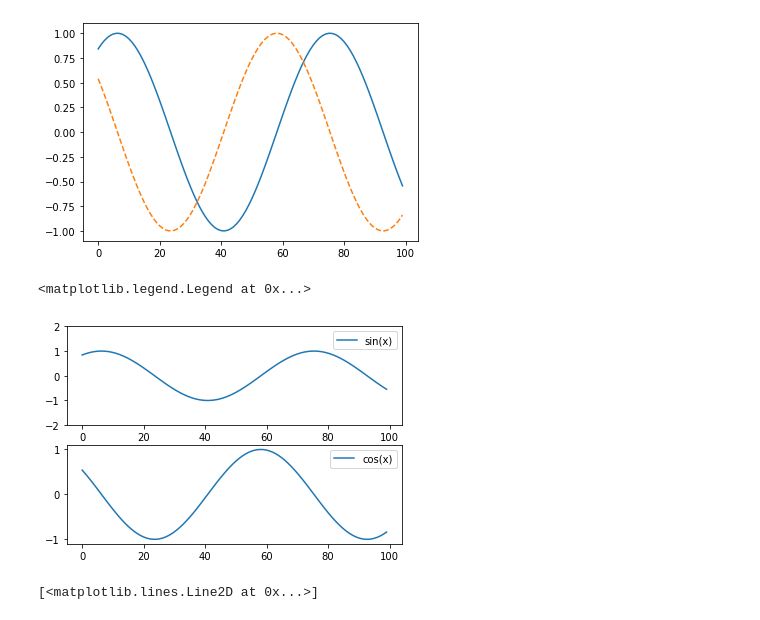
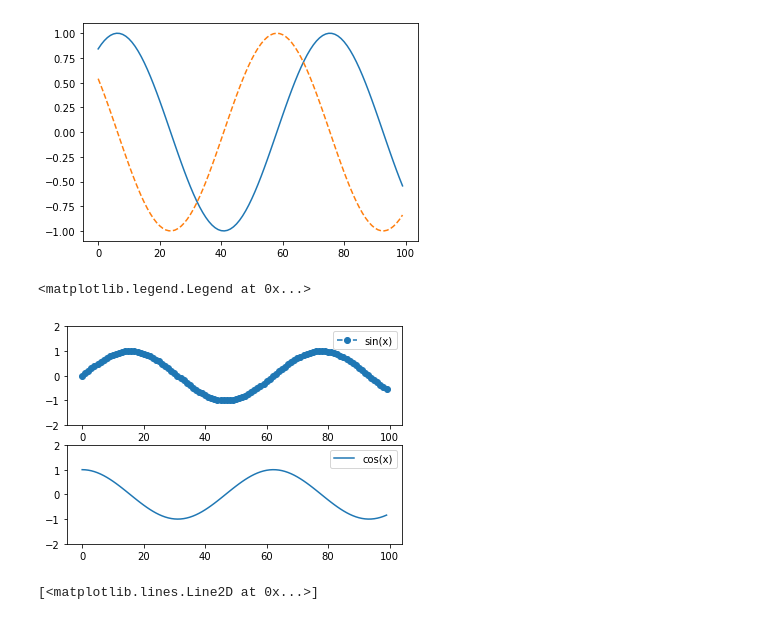
Before and after one commit to lhuang-pvamu/Parallel-Computing-Code, a Jupyter notebook: Python/Plots.ipynb, the cells around one changed output. Drawn from its saved outputs; the diff is of its cells as text; code cells hidden in the pictures.

```diff
--- a/Python/Plots.ipynb
+++ b/Python/Plots.ipynb
@@ -10,7 +10,7 @@ import math
 # %%
 # A = np.array(range(0,10))
 # A = np.arange(10)
-A = np.linspace(1,10,100)
+A = np.linspace(0,10,100)
 # %%
 A
 # %% [output]
@@ -56,15 +62,16 @@ fig.savefig('myTrigChart.png')
 # %%
 plt.figure()
 plt.subplot(2,1,1) # rows, columns, panel number
 plt.ylim(-2,2)
-plt.plot(np.sin(A),label='sin(x)')
+plt.plot(np.sin(A),'--o',label='sin(x)')
 plt.legend()
 plt.subplot(2,1,2)
-plt.plot(np.cos(A),label='cos(x)')
+plt.ylim(-2,2)
+plt.plot(np.cos(A),'-',label='cos(x)')
 plt.legend()
 # %% [output]
 <matplotlib.legend.Legend at 0x...>
-[figure, old version]
+[figure, new version]
 # %%
 fig = plt.figure()
 ax = plt.axes()
```
Also changed, not shown: parts of 12 cells of this notebook, 3 other files.
